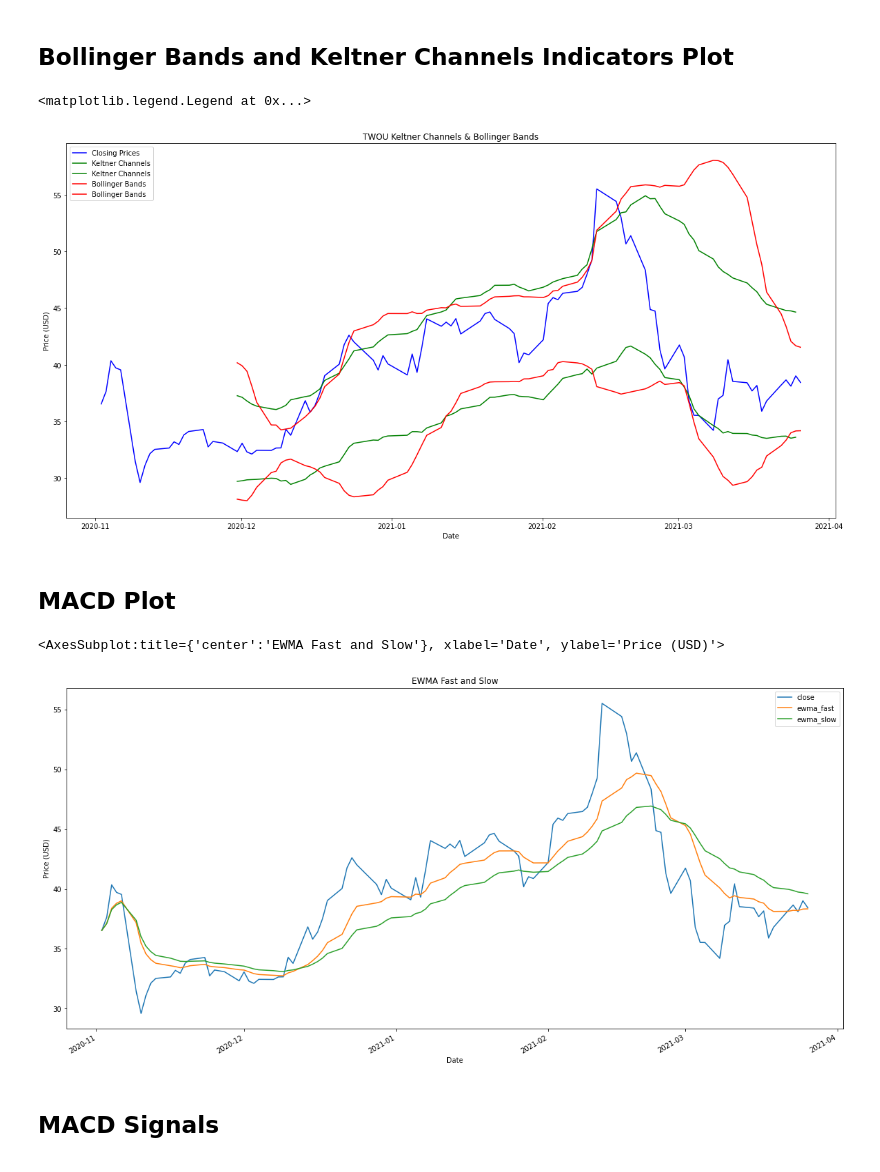
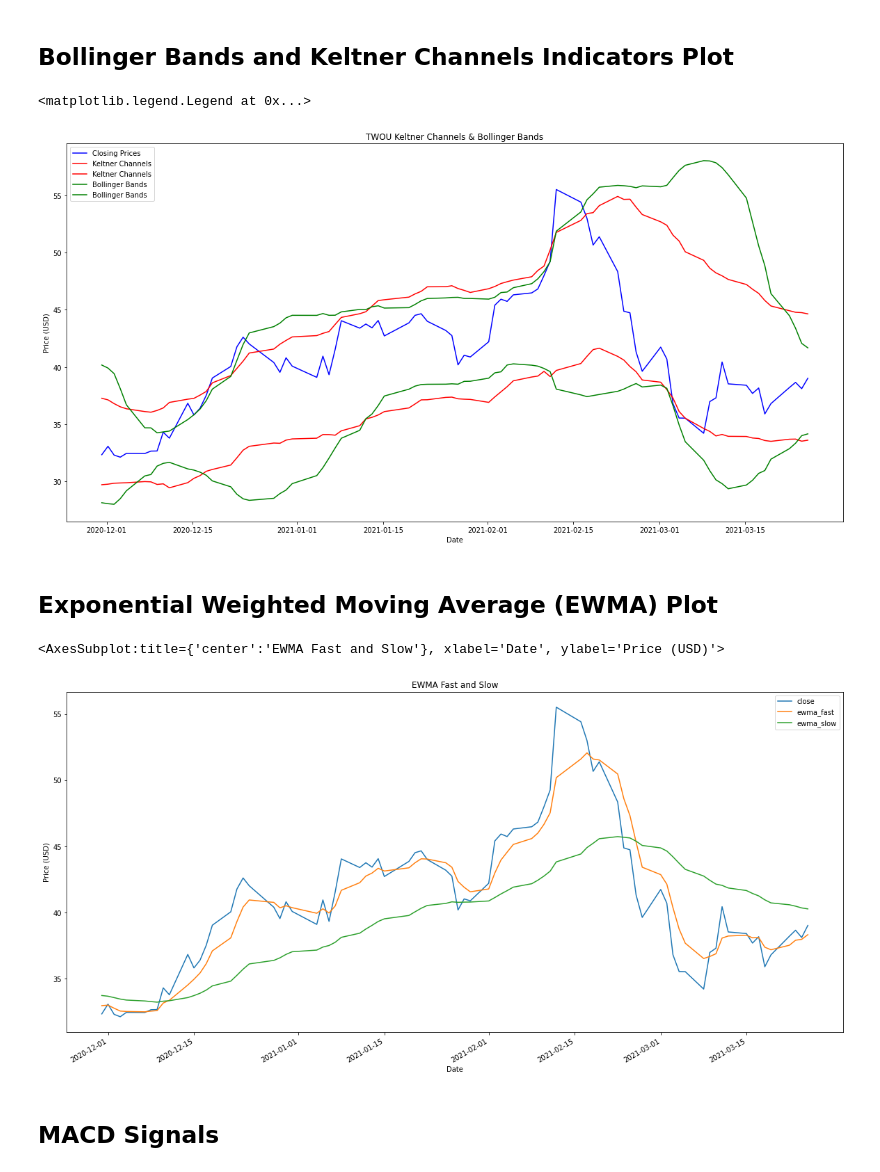
Before and after one commit to jonowens/bookish-fiesta, a Jupyter notebook: analyzer.ipynb, the cells around one changed output. Drawn from its saved outputs; the diff is of its cells as text; code cells hidden in the pictures.

```diff
--- a/analyzer.ipynb
+++ b/analyzer.ipynb
@@ -54,7 +54,9 @@ df_updated = indicators.bollinger_band_generator(df_ohlcv)
 df_updated = indicators.keltner_channel_generator(df_updated)
 # %% [markdown]
 ## EWMA (Fast and Slow)
-# %%
-df_updated = indicators.ewma_generator(df_updated, 12, 26)
+# %%
+# Generate ewma values
+# Default fast = 12 and slow = 25.  Increase sensitivity: fast = 5 and slow = 35
+df_updated = indicators.ewma_generator(df_updated, 5, 35)
 # %% [markdown]
 ## MACD
@@ -64,23 +66,26 @@ df_updated = signals.macd(df_updated, 5)
+# %%
+# Drop nan values
+df_updated.dropna(inplace=True)
 # %% [markdown]
 ## Bollinger Bands and Keltner Channels Indicators Plot
 # %%
 # Generate Keltner Channels and Bollinger Bands plot
 plt.figure(figsize=(20,10))
 plt.title(f'{ticker} Keltner Channels & Bollinger Bands')
 plt.xlabel('Date')
 plt.ylabel('Price (USD)')
 plt.plot(df_updated[['close']], color='b', label='Closing Prices')
-plt.plot(df_updated[['kc_upper', 'kc_lower']], color="g", label='Keltner Channels')
-plt.plot(df_updated[['bb_upper', 'bb_lower']], color="r", label='Bollinger Bands')
+plt.plot(df_updated[['kc_upper', 'kc_lower']], color="r", label='Keltner Channels')
+plt.plot(df_updated[['bb_upper', 'bb_lower']], color="g", label='Bollinger Bands')
 plt.legend(loc='upper left')
 # %% [output]
 <matplotlib.legend.Legend at 0x...>
-[figure, old version]
+[figure, new version]
-# %% [markdown]
-## MACD Plot
+# %% [markdown]
+## Exponential Weighted Moving Average (EWMA) Plot
 # %%
 # Generate MACD Fast and Slow plot
 df_updated[['close', 'ewma_fast', 'ewma_slow']].plot(figsize=(20,10), title='EWMA Fast and Slow', xlabel='Date', ylabel='Price (USD)')
 # %% [output]
 <AxesSubplot:title={'center':'EWMA Fast and Slow'}, xlabel='Date', ylabel='Price (USD)'>
-[figure, old version]
+[figure, new version]
```
Also changed, not shown: parts of 7 cells of this notebook, 1 other file.
